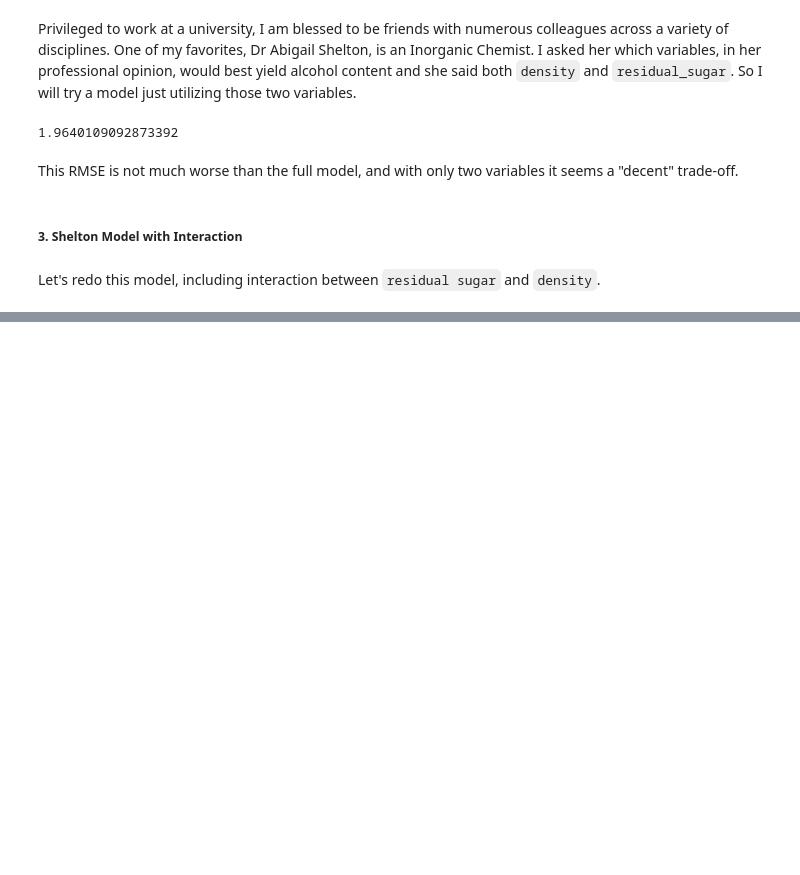
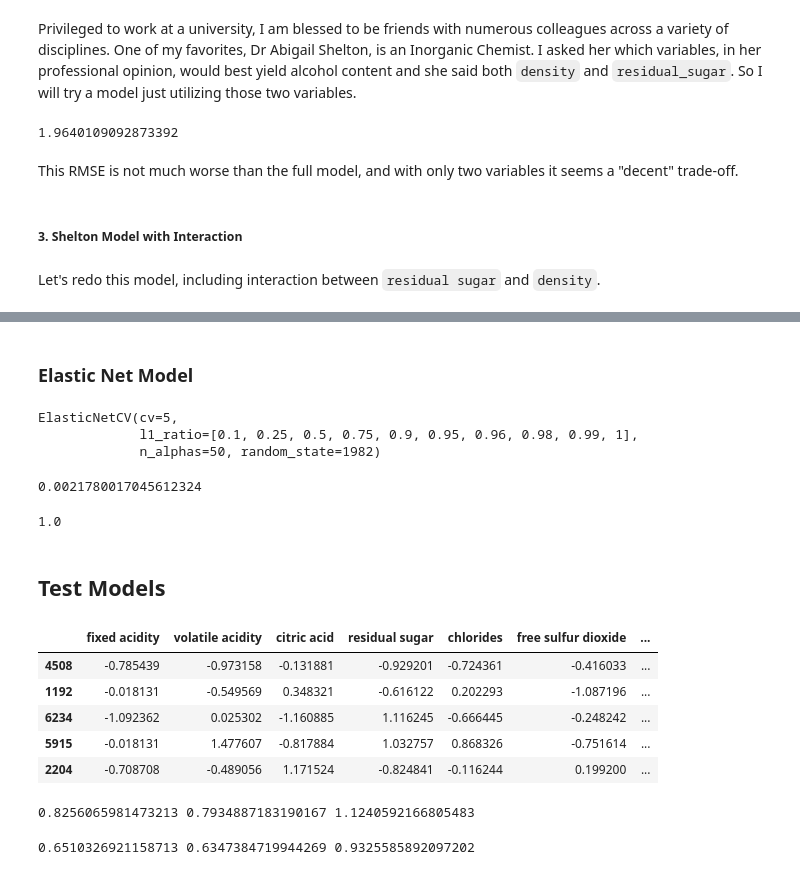
Before and after one commit to solivagvs/Stat-554, a Jupyter notebook: sandorHW07.ipynb, the cells around one changed output, grey strips where cells are left out. Saved outputs shown, nothing was run; the diff lists cells and outputs as text; code cells hidden in the pictures; blank space fills up the shorter version.

```diff
--- a/sandorHW07.ipynb
+++ b/sandorHW07.ipynb
@@ -273,0 +362,59 @@ Model Intercept: 10.486192033865734
+# %% [markdown]
+### Elastic Net Model
+# %%
+from sklearn.linear_model import ElasticNetCV
+from sklearn.linear_model import ElasticNet
+
+elastic_model = ElasticNetCV(cv=5,
+                    random_state = 1982,
+                    l1_ratio = [0.1, 0.25, 0.5, 0.75, 0.9, 0.95, 0.96, 0.98, 0.99, 1],
+                    n_alphas = 50)
+
+elastic_model.fit(X_train, y_train)
+# %% [output]
+ElasticNetCV(cv=5,
+             l1_ratio=[0.1, 0.25, 0.5, 0.75, 0.9, 0.95, 0.96, 0.98, 0.99, 1],
+             n_alphas=50, random_state=1982)
+# %%
+print(elastic_model.alpha_)
+# %% [output]
+0.0021780017045612324
+# %%
+print(elastic_model.l1_ratio_)
+# %% [output]
+1.0
+# %% [markdown]
+## Test Models
+# %%
+#quick function to standardize based off of a supplied mean and std
+def my_std_fun(x, means, stds):
+    return(x - means) / stds
+
+#loop through the columns and use the function on each
+for x in X_test.columns:
+    X_test[x] = my_std_fun(X_test[x], means[x], stds[x])
+X_test.head()
+# %% [output]
+|  | fixed acidity | volatile acidity | citric acid | residual sugar | chlorides | free sulfur dioxide | ... |
+| 4508 | -0.785439 | -0.973158 | -0.131881 | -0.929201 | -0.724361 | -0.416033 | ... |
+| 1192 | -0.018131 | -0.549569 | 0.348321 | -0.616122 | 0.202293 | -1.087196 | ... |
+| 6234 | -1.092362 | 0.025302 | -1.160885 | 1.116245 | -0.666445 | -0.248242 | ... |
+| 5915 | -0.018131 | 1.477607 | -0.817884 | 1.032757 | 0.868326 | -0.751614 | ... |
+| 2204 | -0.708708 | -0.489056 | 1.171524 | -0.824841 | -0.116244 | 0.199200 | ... |
+# %%
+mlr_pred = mlr_best.predict(X_test[["residual sugar", "density"]])
+lasso_pred = lasso_best.predict(X_test[["residual sugar", "density",
+                  "citric acid", "chlorides",
+                  "sulphates"]])
+ridge_pred = ridge_best.predict(X_test[["fixed acidity", "citric acid",
+                           "chlorides", "pH", "sulphates"]])
+
+print(np.sqrt(mean_squared_error(y_test, mlr_pred)), np.sqrt(mean_squared_error(y_test, lasso_pred)), np.sqrt(mean_squared_error(y_test, ridge_pred)))
+# %% [output]
+0.8256065981473213 0.7934887183190167 1.1240592166805483
+# %%
+from sklearn.metrics import mean_absolute_error
+
+print(mean_absolute_error(y_test, mlr_pred), mean_absolute_error(y_test, lasso_pred), mean_absolute_error(y_test, ridge_pred))
+# %% [output]
+0.6510326921158713 0.6347384719944269 0.9325585892097202
```
Also changed, not shown: parts of 17 cells of this notebook.
